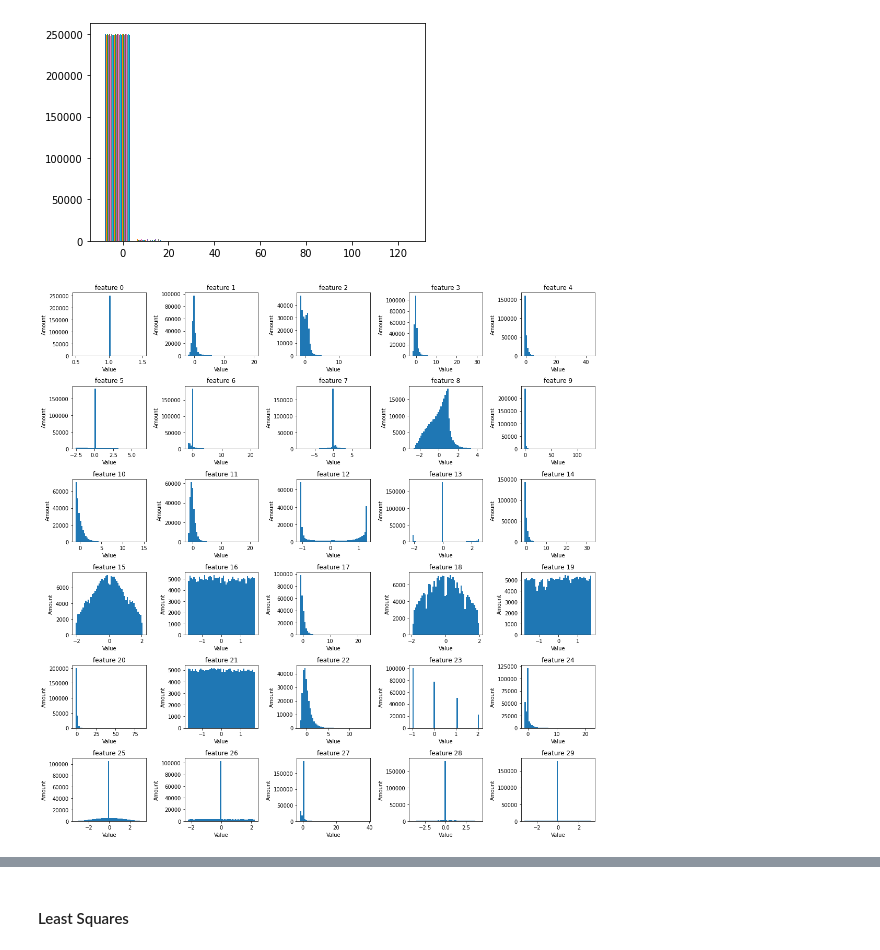
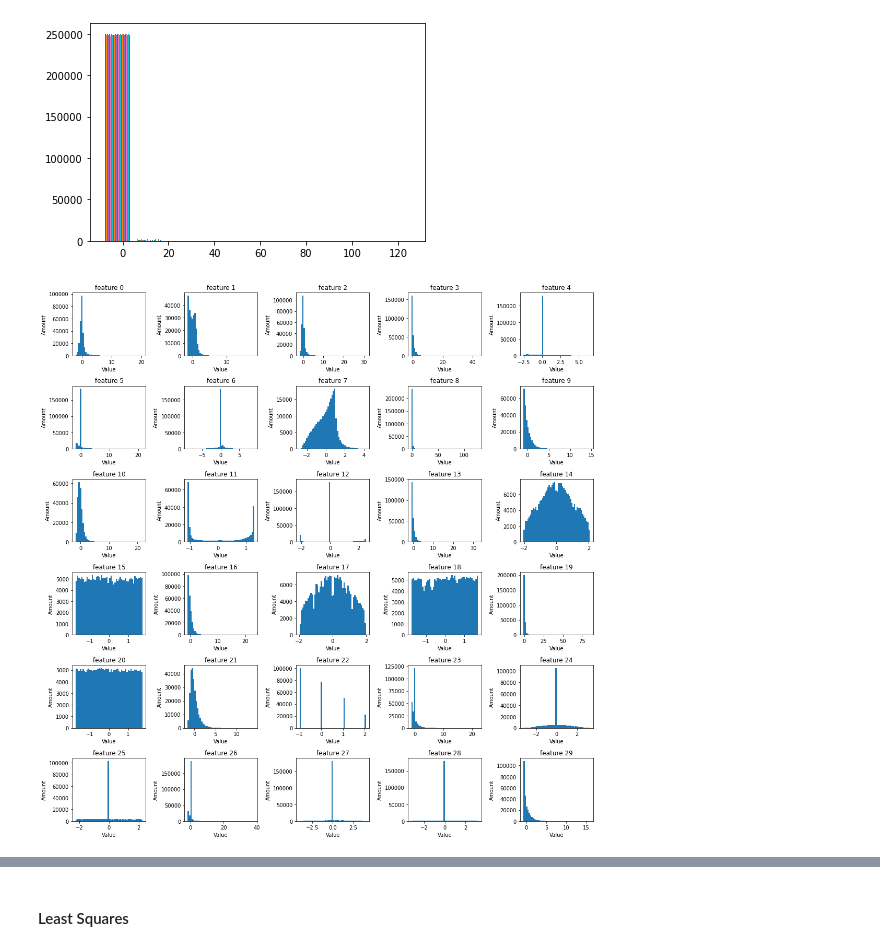
Before and after one commit to paocela/CS433-ML_Project_1-Higgs_Boson, a Jupyter notebook: project1.ipynb, the cells around one changed output, grey strips where cells are left out. Saved outputs shown, nothing was run; the diff lists cells and outputs as text; code cells hidden in the pictures.

```diff
--- a/project1.ipynb
+++ b/project1.ipynb
@@ -58,15 +64,15 @@ plt.show()
 # %%
 fig, axes = plt.subplots(6, 5, figsize=(15,15))
 for i, ax in enumerate(axes.flat):
-        ax.hist(tx[:, i], bins=50)
+        ax.hist(tx[:, i + 1], bins=50)
         ax.set_title(f"feature {i}")
         ax.set_xlabel("Value")
         ax.set_ylabel("Amount")
 
 fig.tight_layout()
 plt.show()
 # %% [output]
-[figure, old version]
+[figure, new version]
 # %%
 fig, axes = plt.subplots(6, 5, figsize=(15,15))
 for i, ax in enumerate(axes.flat):
```
Also changed, not shown: parts of 10 cells of this notebook, 1 other file.
